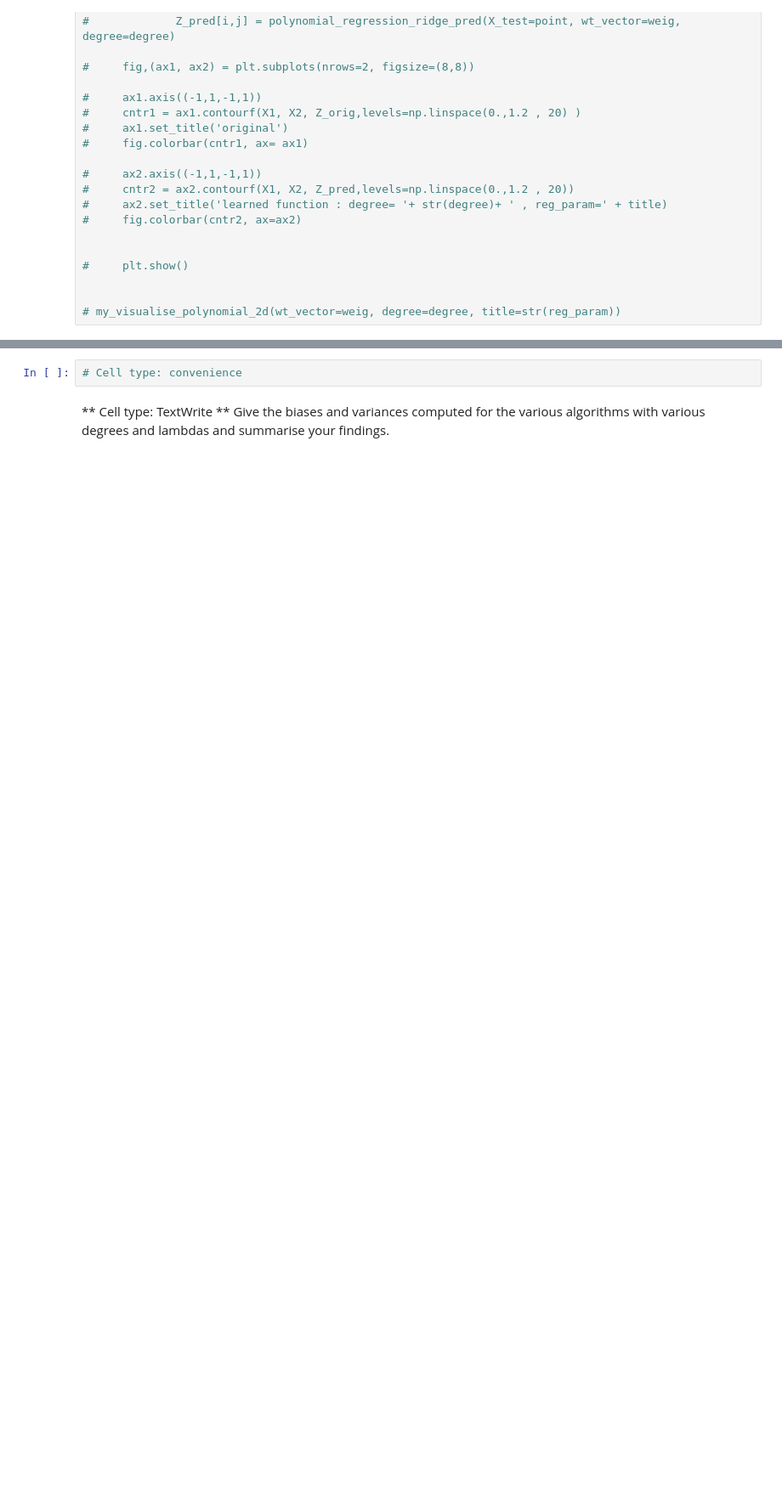
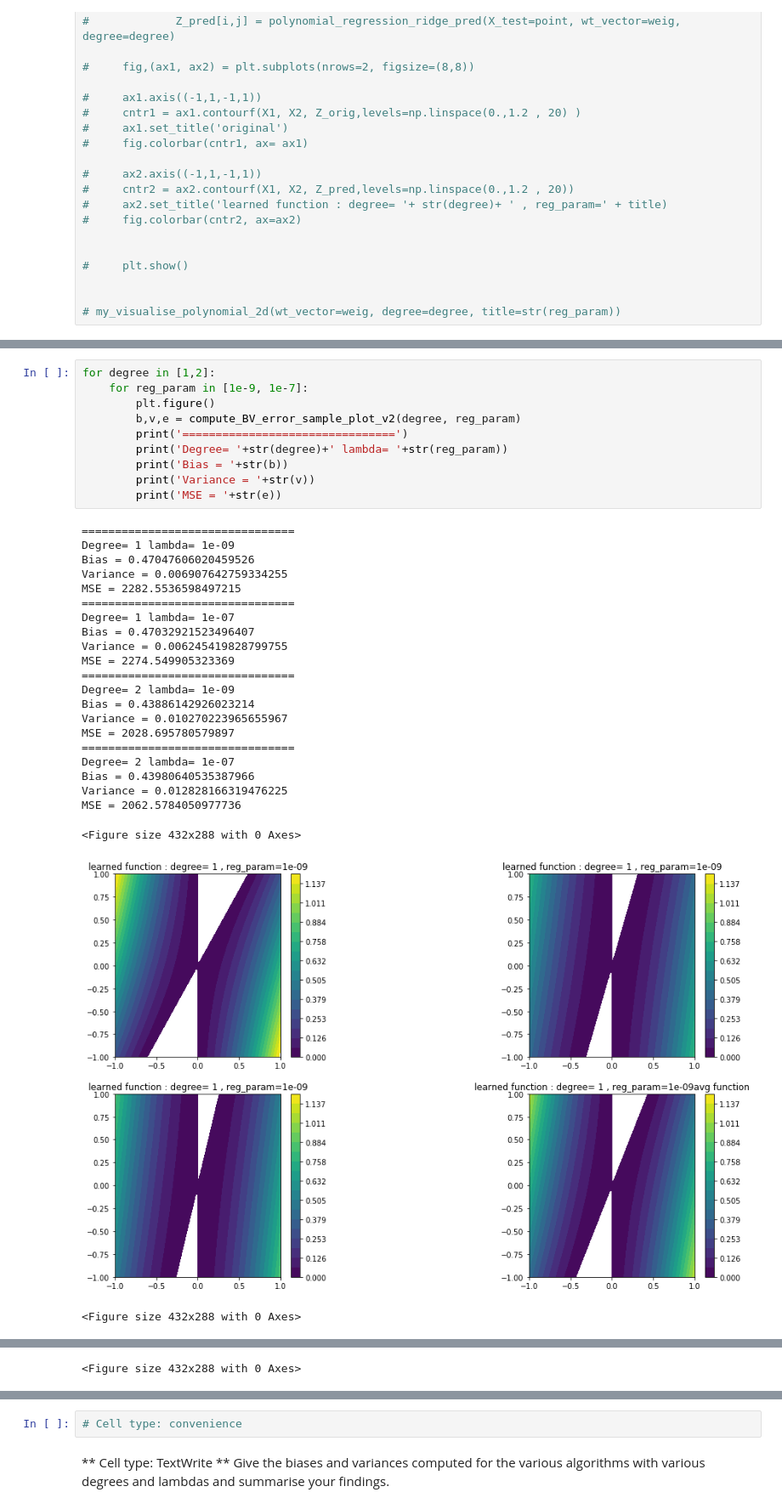
Before and after one commit to rahulbiswas876/Pattern-Recog-And-Machine-Learning, a Jupyter notebook: My ProgAssmt1A_student-Copy1.ipynb, the cells around one changed output, grey strips where cells are left out. Shown at 85% size. Cells and saved outputs as stored; diff of their text form; blank space fills up the shorter version.

```diff
--- a/My ProgAssmt1A_student-Copy1.ipynb
+++ b/My ProgAssmt1A_student-Copy1.ipynb
@@ -1231,0 +1162,34 @@ for degree in [1,2,4]:
+# %%
+for degree in [1,2]:
+    for reg_param in [1e-9, 1e-7]:
+        plt.figure()
+        b,v,e = compute_BV_error_sample_plot_v2(degree, reg_param)
+        print('================================')
+        print('Degree= '+str(degree)+' lambda= '+str(reg_param))
+        print('Bias = '+str(b))
+        print('Variance = '+str(v))
+        print('MSE = '+str(e))
+# %% [output]
+================================
+Degree= 1 lambda= 1e-09
+Bias = 0.47047606020459526
+Variance = 0.006907642759334255
+MSE = 2282.5536598497215
+================================
+Degree= 1 lambda= 1e-07
+Bias = 0.47032921523496407
+Variance = 0.006245419828799755
+MSE = 2274.549905323369
+================================
+Degree= 2 lambda= 1e-09
+Bias = 0.43886142926023214
+Variance = 0.010270223965655967
+MSE = 2028.695780579897
+================================
+Degree= 2 lambda= 1e-07
+Bias = 0.43980640535387966
+Variance = 0.012828166319476225
+MSE = 2062.5784050977736
+<Figure size 432x288 with 0 Axes>
+[figure, added]
+<Figure size 432x288 with 0 Axes>
@@ -1231,0 +1197 @@ for degree in [1,2,4]:
+<Figure size 432x288 with 0 Axes>
```
Also changed, not shown: parts of 10 cells of this notebook, 1 other file.
